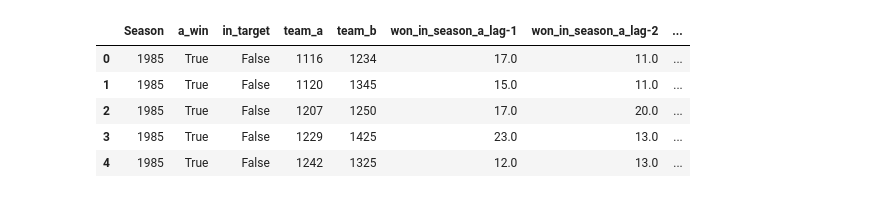
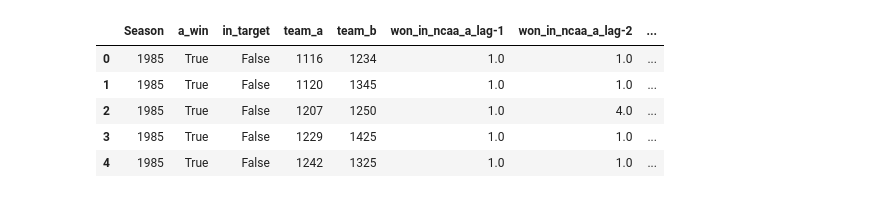
Before and after one commit to TheMoods/MarchMadness, a Jupyter notebook: 2_Jonas_Baseline_XGB.ipynb, the cells around one changed output. Saved outputs shown, nothing was run; the diff lists cells and outputs as text; code cells hidden in the pictures.

```diff
--- a/2_Jonas_Baseline_XGB.ipynb
+++ b/2_Jonas_Baseline_XGB.ipynb
@@ -45,91 +45,51 @@ regular_games.sample()
 # %%
 data = cp.deepcopy(ncaa_games)
 data['team_a'] = data[['WTeamID', 'LTeamID']].apply(lambda t: t[0] if int(t[0]) < int(t[1]) else t[1], axis=1)
 data['team_b'] = data[['WTeamID', 'LTeamID']].apply(lambda t: t[0] if int(t[0]) > int(t[1]) else t[1], axis=1)
 data['a_win'] = data['WTeamID'] == data['team_a']
 data = data[['Season', 'team_a', 'team_b', 'a_win']]
 data = pd.concat([data, target.reset_index(drop=True)]).fillna(0).astype({'a_win': bool, 'in_target': bool})
 
-lags = 3
+lags = 5
 for team, opponent_team in [('a', 'b'), ('b','a')]:
 
 
     # GAMES WON IN PAST TOURNAMENTS
+    won_in_ncaa = ncaa_games\
+        .groupby(['WTeamID', 'Season']).count()[['diff']]\
+        .rename(columns={'diff': 'won_in_ncaa_{}'.format(team)})
+    for l in range(1, lags+1):
+        won_in_ncaa[
+            'won_in_ncaa_{}_lag-{}'.format(team, l)] = won_in_ncaa[
+            'won_in_ncaa_{}'.format(team)
+        ].shift(l).fillna(0)
+    won_in_ncaa.drop('won_in_ncaa_{}'.format(team), inplace=True, axis=1)
+    data = pd.merge(data, won_in_ncaa,
+                    left_on=['team_{}'.format(team), 'Season'], right_index=True,
+                    how='left').fillna(0)
+
+
+    # GAMES WON IN PAST SEASONS
     won_in_season = regular_games\
-        .groupby(['Season', 'WTeamID']).count()[['diff']]\
+        .groupby(['WTeamID', 'Season']).count()[['diff']]\
         .rename(columns={'diff': 'won_in_season_{}'.format(team)})
     for l in range(1, lags+1):
         won_in_season[
             'won_in_season_{}_lag-{}'.format(team, l)] = won_in_season[
             'won_in_season_{}'.format(team)
         ].shift(l).fillna(0)
     won_in_season.drop('won_in_season_{}'.format(team), inplace=True, axis=1)
     data = pd.merge(data, won_in_season,
-                    left_on=['Season', 'team_{}'.format(team)], right_index=True,
-                    how='left')
-
-
-    # SEASON WINS AGAINST THE OPPONENT
-    season_wins_against_opponent = regular_games.groupby(['Season', 'WTeamID', 'LTeamID']).sum()[['diff']]\
-        .rename(columns={'diff': 'season_wins_against_opponent_{}'.format(team)}).fillna(0)
-    for l in range(1, lags+1):
-        season_wins_against_opponent['season_wins_against_opponent_{}_lag-{}'.format(team, l)] =\
-            season_wins_against_opponent['season_wins_against_opponent_{}'.format(team)].shift(l)
-    season_wins_against_opponent.drop('season_wins_against_opponent_{}'.format(team), inplace=True, axis=1)
-    data = pd.merge(data, season_wins_against_opponent,
-                    left_on=['Season', 'team_{}'.format(team), 'team_{}'.format(opponent_team)],
-                    right_index=True,
+                    left_on=['team_{}'.format(team), 'Season'], right_index=True,
                     how='left').fillna(0)
-
-
-    # AVERAGE DIFF TO OPPONENT IN THE SEASON
-    average_win_diff = regular_games.groupby(['Season', 'WTeamID', 'LTeamID']).mean()[['diff']]\
-        .rename(columns={'diff': 'average_win_diff_{}'.format(team)})
-    for l in range(1, lags+1):
-        average_win_diff[
-            'average_win_diff_{}_lag-{}'.format(team, l)] = average_win_diff[
-            'average_win_diff_{}'.format(team)
-        ].shift(l).fillna(0)
-    average_win_diff.drop('average_win_diff_{}'.format(team), inplace=True, axis=1)
-    data = pd.merge(data, average_win_diff,
-                    left_on=['Season', 'team_{}'.format(team), 'team_{}'.format(opponent_team)],
-                    right_index=True,
-                    how='left').fillna(0)
-
-
-    # GAMES WON IN PAST TOURNAMENTS
-    won_in_ncaa = ncaa_games\
-        .groupby(['Season', 'WTeamID']).count()[['diff']]\
-        .rename(columns={'diff': 'won_in_ncaa_{}'.format(team)})
-    for l in range(1, lags+1):
-        won_in_ncaa[
-            'won_in_ncaa_{}_lag-{}'.format(team, l)] = won_in_ncaa[
-            'won_in_ncaa_{}'.format(team)
-        ].shift(l).fillna(0)
-    won_in_ncaa.drop('won_in_ncaa_{}'.format(team), inplace=True, axis=1)
-    data = pd.merge(data, won_in_ncaa,
-                    left_on=['Season', 'team_{}'.format(team)], right_index=True,
-                    how='left').fillna(0)
-
-    # NCAA WINS AGAINST THE OPPONENT
-#     ncaa_wins_against_opponent = ncaa_games.groupby(['Season', 'WTeamID', 'LTeamID']).sum()[['diff']]\
-#         .rename(columns={'diff': 'ncaa_wins_against_opponent_{}'.format(team)}).sort_index()
-#     for l in range(1, lags+1):
-#         ncaa_wins_against_opponent['ncaa_wins_against_opponent_{}_lag-{}'.format(team, l)] =\
-#             ncaa_wins_against_opponent['ncaa_wins_against_opponent_{}'.format(team)].shift(l).fillna(0)
-#     ncaa_wins_against_opponent.drop('ncaa_wins_against_opponent_{}'.format(team), inplace=True, axis=1)
-#     data = pd.merge(data, ncaa_wins_against_opponent,
-#                     left_on=['Season', 'team_{}'.format(team), 'team_{}'.format(opponent_team)],
-#                     right_index=True,
-#                     how='left').fillna(0)
 
 
 data = data.dropna()
 data.head(5)
 # %% [output]
-|  | Season | a_win | in_target | team_a | team_b | won_in_season_a_lag-1 | won_in_season_a_lag-2 | ... |
-| 0 | 1985 | True | False | 1116 | 1234 | 17.0 | 11.0 | ... |
-| 1 | 1985 | True | False | 1120 | 1345 | 15.0 | 11.0 | ... |
-| 2 | 1985 | True | False | 1207 | 1250 | 17.0 | 20.0 | ... |
-| 3 | 1985 | True | False | 1229 | 1425 | 23.0 | 13.0 | ... |
-| 4 | 1985 | True | False | 1242 | 1325 | 12.0 | 13.0 | ... |
+|  | Season | a_win | in_target | team_a | team_b | won_in_ncaa_a_lag-1 | won_in_ncaa_a_lag-2 | ... |
+| 0 | 1985 | True | False | 1116 | 1234 | 1.0 | 1.0 | ... |
+| 1 | 1985 | True | False | 1120 | 1345 | 1.0 | 1.0 | ... |
+| 2 | 1985 | True | False | 1207 | 1250 | 1.0 | 4.0 | ... |
+| 3 | 1985 | True | False | 1229 | 1425 | 1.0 | 1.0 | ... |
+| 4 | 1985 | True | False | 1242 | 1325 | 1.0 | 1.0 | ... |
```
Also changed, not shown: parts of 10 cells of this notebook.
